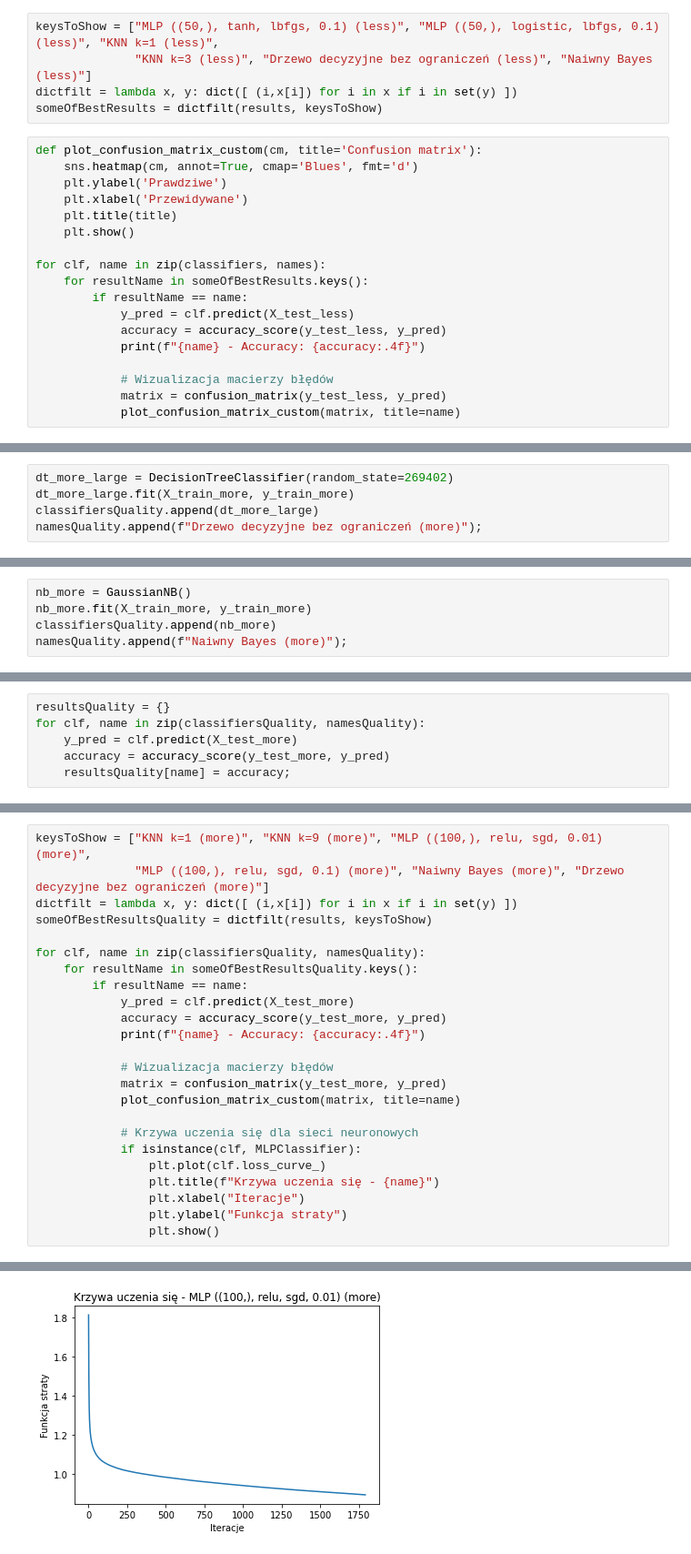
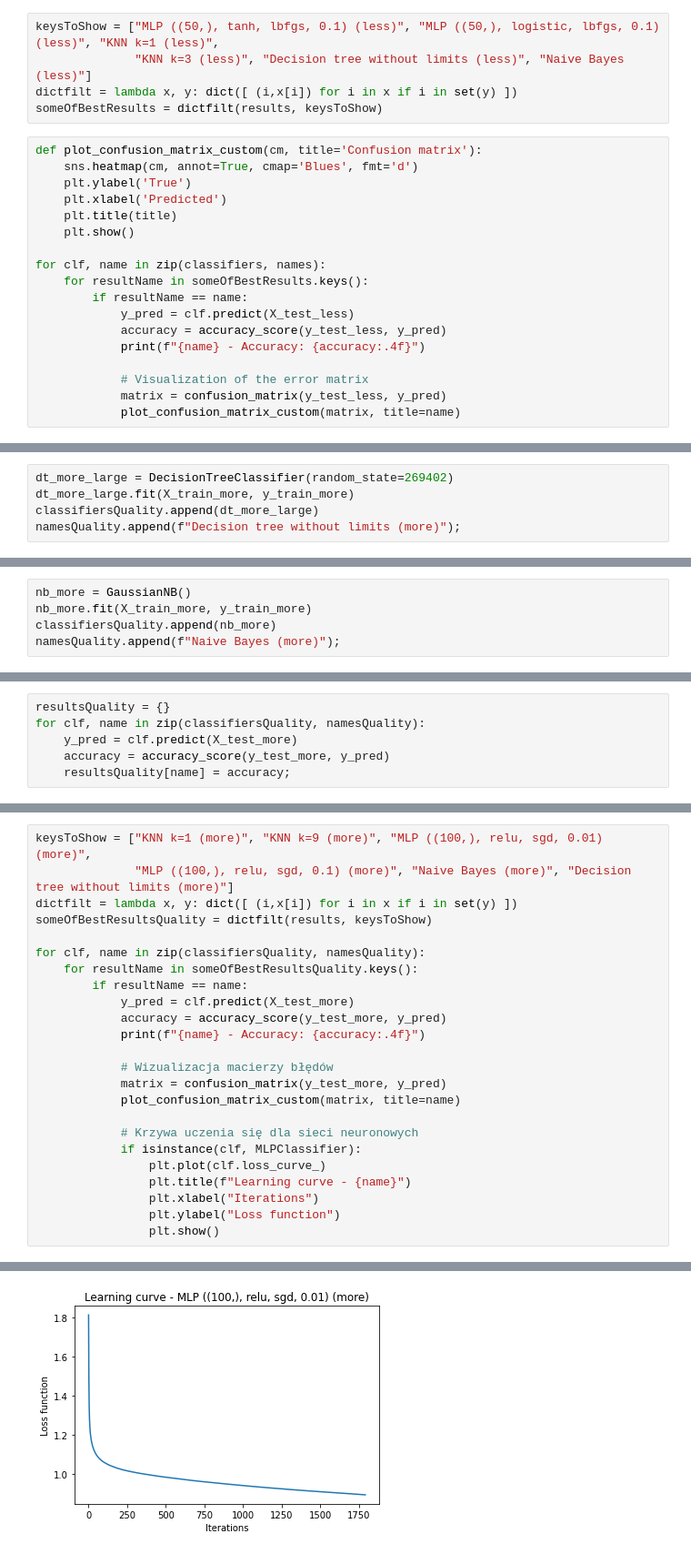
Before and after one commit to KSchlagowski/WineClassifier, a Jupyter notebook: Wine Classifier Notebook.ipynb, the cells around one changed output, grey strips where cells are left out. Shown at 91% size. Cells and saved outputs as stored; diff of their text form.

```diff
--- a/Wine Classifier Notebook.ipynb
+++ b/Wine Classifier Notebook.ipynb
@@ -384,13 +384,13 @@ Zwizualizujmy kilka modeli.
 # %%
 keysToShow = ["MLP ((50,), tanh, lbfgs, 0.1) (less)", "MLP ((50,), logistic, lbfgs, 0.1) (less)", "KNN k=1 (less)",
-              "KNN k=3 (less)", "Drzewo decyzyjne bez ograniczeń (less)", "Naiwny Bayes (less)"]
+              "KNN k=3 (less)", "Decision tree without limits (less)", "Naive Bayes (less)"]
 dictfilt = lambda x, y: dict([ (i,x[i]) for i in x if i in set(y) ])
 someOfBestResults = dictfilt(results, keysToShow)
 # %%
 def plot_confusion_matrix_custom(cm, title='Confusion matrix'):
     sns.heatmap(cm, annot=True, cmap='Blues', fmt='d')
-    plt.ylabel('Prawdziwe')
-    plt.xlabel('Przewidywane')
+    plt.ylabel('True')
+    plt.xlabel('Predicted')
     plt.title(title)
     plt.show()
 
@@ -401,7 +401,7 @@ for clf, name in zip(classifiers, names):
             accuracy = accuracy_score(y_test_less, y_pred)
             print(f"{name} - Accuracy: {accuracy:.4f}")
 
-            # Wizualizacja macierzy błędów
+            # Visualization of the error matrix
             matrix = confusion_matrix(y_test_less, y_pred)
             plot_confusion_matrix_custom(matrix, title=name)
 # %% [output]
@@ -455,5 +455,5 @@ namesQuality = []
 dt_more_large = DecisionTreeClassifier(random_state=269402)
 dt_more_large.fit(X_train_more, y_train_more)
 classifiersQuality.append(dt_more_large)
-namesQuality.append(f"Drzewo decyzyjne bez ograniczeń (more)");
+namesQuality.append(f"Decision tree without limits (more)");
 # %% [markdown]
@@ -462,5 +462,5 @@ namesQuality.append(f"Drzewo decyzyjne bez ograniczeń (more)");
 nb_more = GaussianNB()
 nb_more.fit(X_train_more, y_train_more)
 classifiersQuality.append(nb_more)
-namesQuality.append(f"Naiwny Bayes (more)");
+namesQuality.append(f"Naive Bayes (more)");
 # %% [markdown]
@@ -524,6 +524,6 @@ Podczas klasyfikacji jakości wina nasze modele poradziły sobie znacznie gorzej
 # %%
 keysToShow = ["KNN k=1 (more)", "KNN k=9 (more)", "MLP ((100,), relu, sgd, 0.01) (more)",
-              "MLP ((100,), relu, sgd, 0.1) (more)", "Naiwny Bayes (more)", "Drzewo decyzyjne bez ograniczeń (more)"]
+              "MLP ((100,), relu, sgd, 0.1) (more)", "Naive Bayes (more)", "Decision tree without limits (more)"]
 dictfilt = lambda x, y: dict([ (i,x[i]) for i in x if i in set(y) ])
 someOfBestResultsQuality = dictfilt(results, keysToShow)
 
@@ -541,8 +541,8 @@ for clf, name in zip(classifiersQuality, namesQuality):
             # Krzywa uczenia się dla sieci neuronowych
             if isinstance(clf, MLPClassifier):
                 plt.plot(clf.loss_curve_)
-                plt.title(f"Krzywa uczenia się - {name}")
-                plt.xlabel("Iteracje")
-                plt.ylabel("Funkcja straty")
+                plt.title(f"Learning curve - {name}")
+                plt.xlabel("Iterations")
+                plt.ylabel("Loss function")
                 plt.show()
 # %% [output]
@@ -559,2 +559,2 @@ MLP ((100,), relu, sgd, 0.01) (more) - Accuracy: 0.5777
-[figure, old version]
+[figure, new version]
 MLP ((100,), relu, sgd, 0.1) (more) - Accuracy: 0.5846
```
Also changed, not shown: parts of 106 cells of this notebook.
